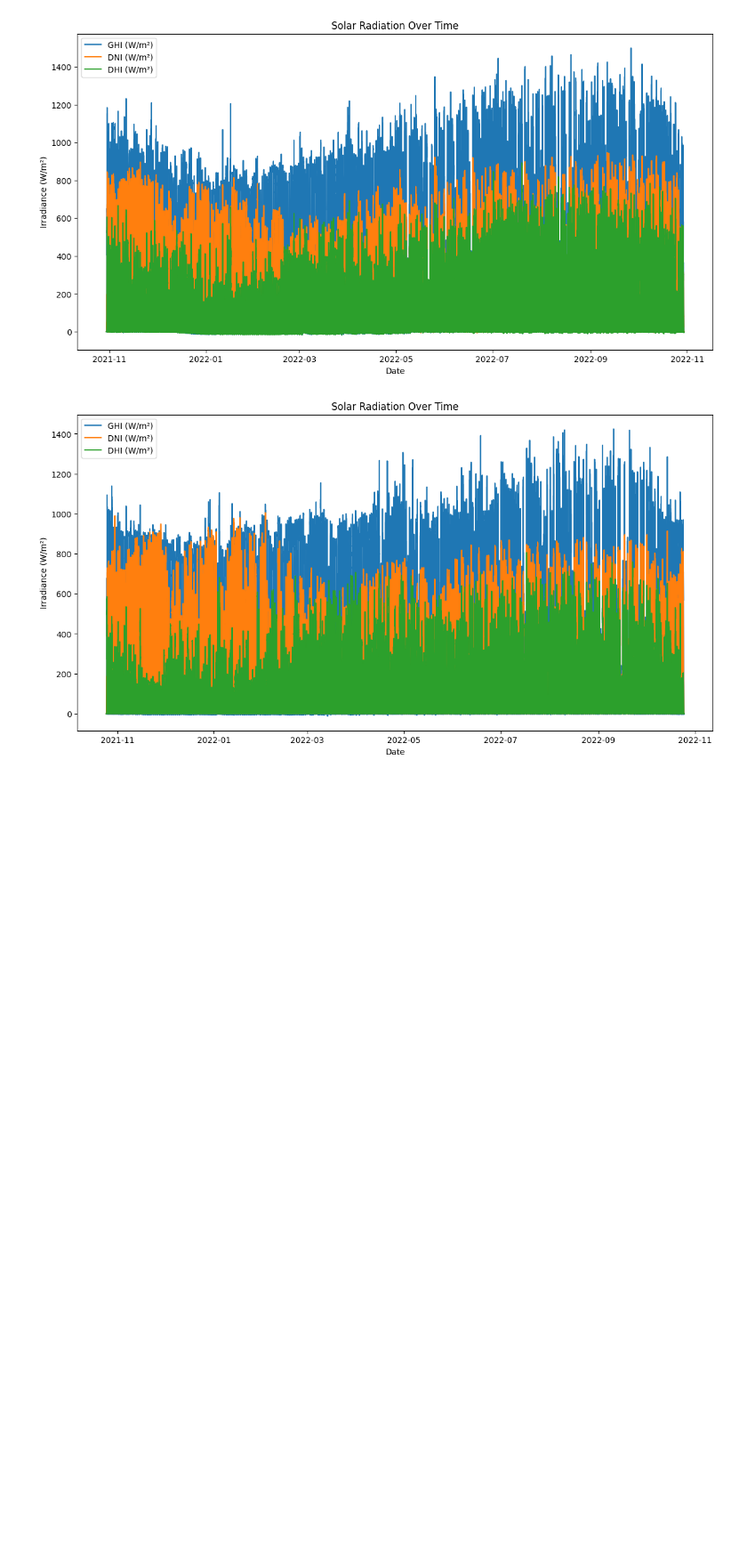
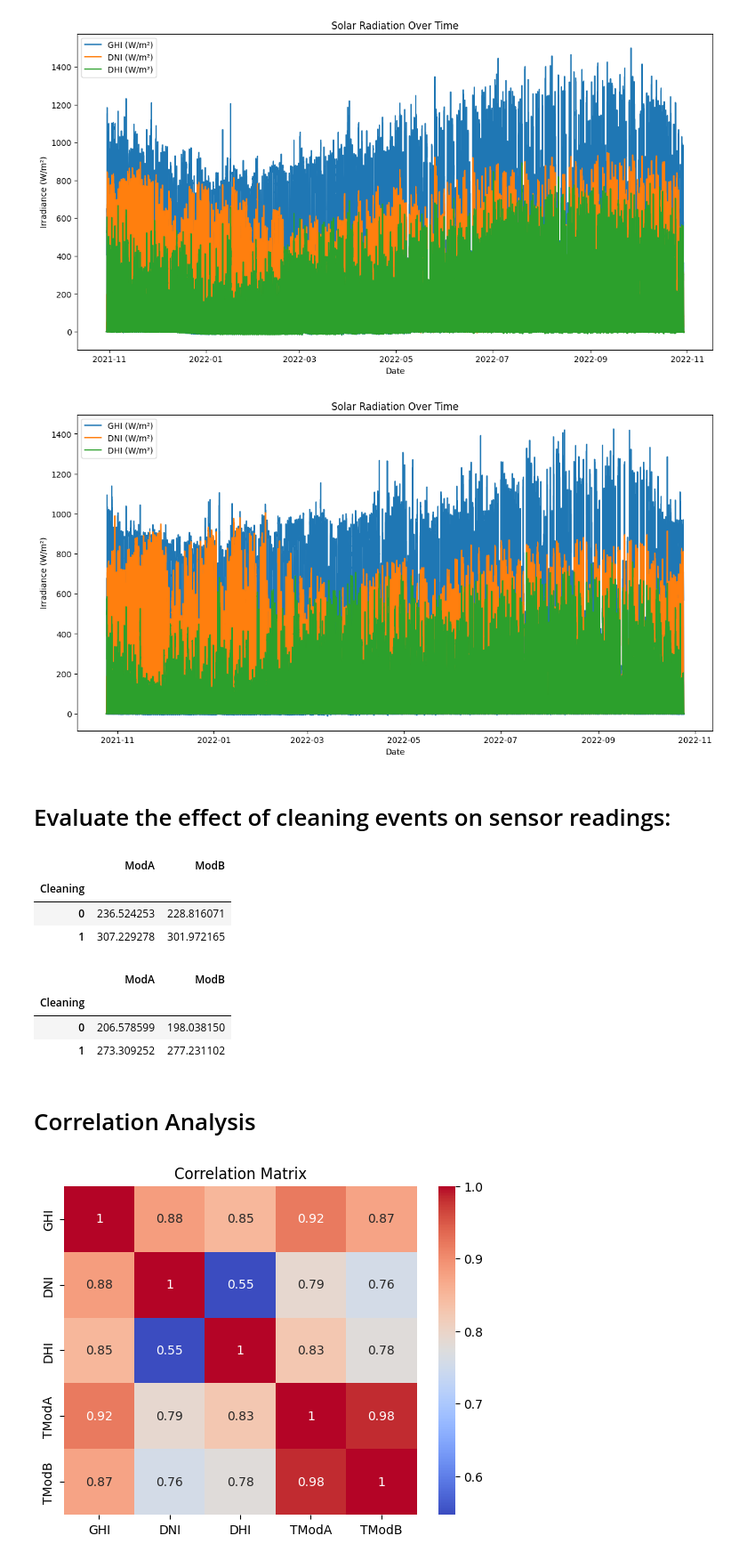
Before and after one commit to Beki78/Solar-Radiation-Measurement-Analysis, a Jupyter notebook: notebooks/solar_radation.ipynb, the cells around one changed output. Shown at 89% size. Saved outputs shown, nothing was run; the diff lists cells and outputs as text; code cells hidden in the pictures; blank space fills up the shorter version.

Commit message:
visualize the correlation

```diff
--- a/notebooks/solar_radation.ipynb
+++ b/notebooks/solar_radation.ipynb
@@ -270,3 +270,22 @@ plt.legend()
 plt.show()
 # %% [output]
 [figure]
+# %% [markdown]
+# Evaluate the effect of cleaning events on sensor readings:
+# %%
+# Group data by cleaning events and calculate the mean for ModA and ModB
+cleaning_effect = benin.groupby('Cleaning')[['ModA', 'ModB']].mean()
+cleaning_effect
+# %% [output]
+|  | ModA | ModB |
+| Cleaning |  |  |
+| 0 | 236.524253 | 228.816071 |
+| 1 | 307.229278 | 301.972165 |
+# %%
+cleaning_effect = serraleone.groupby('Cleaning')[['ModA', 'ModB']].mean()
+cleaning_effect
+# %% [output]
+|  | ModA | ModB |
+| Cleaning |  |  |
+| 0 | 206.578599 | 198.038150 |
+| 1 | 273.309252 | 277.231102 |
@@ -272,0 +295,10 @@ plt.show()
+# %% [markdown]
+# Correlation Analysis
+# %%
+
+correlation_matrix = benin[['GHI', 'DNI', 'DHI', 'TModA', 'TModB']].corr()
+sns.heatmap(correlation_matrix, annot=True, cmap='coolwarm')
+plt.title('Correlation Matrix')
+plt.show()
+# %% [output]
+[figure, added]
```
Also changed, not shown: parts of 3 cells of this notebook.
